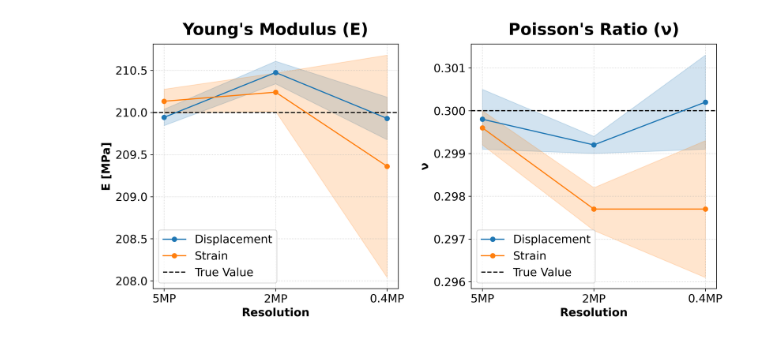
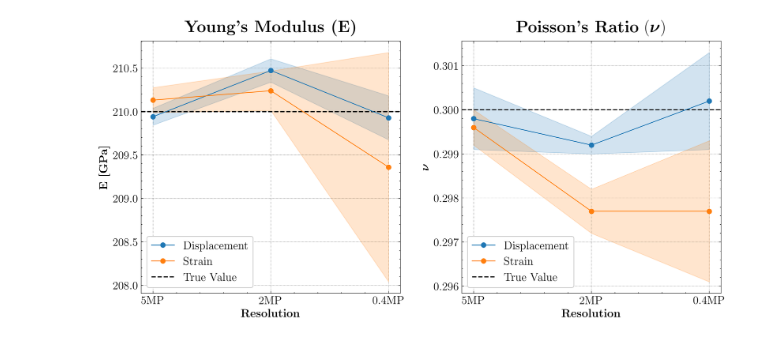
Before and after one commit to bonneted/PINN-MT2.0, a Jupyter notebook: 1_side_loaded_plate/2_noise_study/plot_multi_runs.ipynb, the cells around one changed output. Drawn from its saved outputs; the diff is of its cells as text; code cells hidden in the pictures.

```diff
--- a/1_side_loaded_plate/2_noise_study/plot_multi_runs.ipynb
+++ b/1_side_loaded_plate/2_noise_study/plot_multi_runs.ipynb
@@ -220,26 +238,21 @@ plt.rcParams.update({
     "legend.fontsize": axes_font_size*font_factor,
 })
 
-# Data structure
+# Load Data
 with open("results/summary.json", "r") as file:
     data = json.load(file)
 
 # Create figure
-subplot_width = plotting_factor
-fig, (ax1, ax2) = plt.subplots(1, 2, figsize=(subplot_width*4, subplot_width*2), dpi=300)
+fig, (ax1, ax2) = plt.subplots(1, 2, figsize=(12, 6), dpi=300)
 
 # Common parameters
 x_pos = np.arange(len(data['resolutions']))  # Numerical positions for plotting
 band_alpha = 0.2
 truth_style = {'color': 'black', 'linestyle': '--', 'linewidth': 1.5}
 
-# Plot Young's Modulus (E) ----------------------------------------------------
+# Plot Young's Modulus (E)
 for method, color in zip(['Displacement', 'Strain'], ['#1f77b4', '#ff7f0e']):
-    # Plot mean values
-    ax1.plot(x_pos, data['E'][method]['mean'],
-             marker='o', color=color, label=method, zorder=3)
-
-    # Add error bands (mean ± std)
+    ax1.plot(x_pos, data['E'][method]['mean'], marker='o', color=color, label=method, zorder=3)
     ax1.fill_between(x_pos,
                      np.array(data['E'][method]['mean']) - np.array(data['E'][method]['std']),
                      np.array(data['E'][method]['mean']) + np.array(data['E'][method]['std']),
@@ -247,44 +260,40 @@ for method, color in zip(['Displacement', 'Strain'], ['#1f77b4', '#ff7f0e']):
 
 # Add ground truth reference
 ax1.axhline(data['E']['True'], **truth_style, label='True Value')
 
 # Format E plot
 ax1.set_xticks(x_pos)
 ax1.set_xticklabels(data['resolutions'])
-ax1.set_title("Young's Modulus (E)", fontweight='bold', pad=12)
-ax1.set_xlabel("Resolution", fontweight='bold')
-ax1.set_ylabel("E [MPa]", fontweight='bold')
+ax1.set_title(r"\textbf{Young's Modulus (E)}", pad=12)  # Use \textbf{}
+ax1.set_xlabel(r"\textbf{Resolution}")
+ax1.set_ylabel(r"\textbf{E [GPa]}")
 ax1.grid(True, linestyle=':', alpha=0.6)
 ax1.legend(loc='lower left')
 
-# Plot Poisson's Ratio (ν) ----------------------------------------------------
+# Plot Poisson's Ratio (ν)
 for method, color in zip(['Displacement', 'Strain'], ['#1f77b4', '#ff7f0e']):
-    # Plot mean values
-    ax2.plot(x_pos, data['nu'][method]['mean'],
-             marker='o', color=color, label=method, zorder=3)
-
-    # Add error bands (mean ± std)
+    ax2.plot(x_pos, data['nu'][method]['mean'], marker='o', color=color, label=method, zorder=3)
     ax2.fill_between(x_pos,
                      np.array(data['nu'][method]['mean']) - np.array(data['nu'][method]['std']),
                      np.array(data['nu'][method]['mean']) + np.array(data['nu'][method]['std']),
                      color=color, alpha=band_alpha)
 
 # Add ground truth reference
 ax2.axhline(data['nu']['True'], **truth_style, label='True Value')
 
 # Format ν plot
 ax2.set_xticks(x_pos)
 ax2.set_xticklabels(data['resolutions'])
-ax2.set_title("Poisson's Ratio (ν)", fontweight='bold', pad=12)
-ax2.set_xlabel("Resolution", fontweight='bold')
-ax2.set_ylabel("ν", fontweight='bold')
+ax2.set_title(r"\textbf{Poisson's Ratio} (\boldmath$\nu$)", pad=12)  # Use \boldmath for symbols
+ax2.set_xlabel(r"\textbf{Resolution}")
+ax2.set_ylabel(r"\boldmath$\nu$")
 ax2.grid(True, linestyle=':', alpha=0.6)
 ax2.legend(loc='lower left')
 
 plt.tight_layout()
 plt.show()
 
-# save figure
+# Save figure
 fig.savefig("results/summary_plot.png", dpi=300, bbox_inches='tight')
 # %% [output]
-[figure, old version]
+[figure, new version]
```
Also changed, not shown: parts of 2 cells of this notebook.
